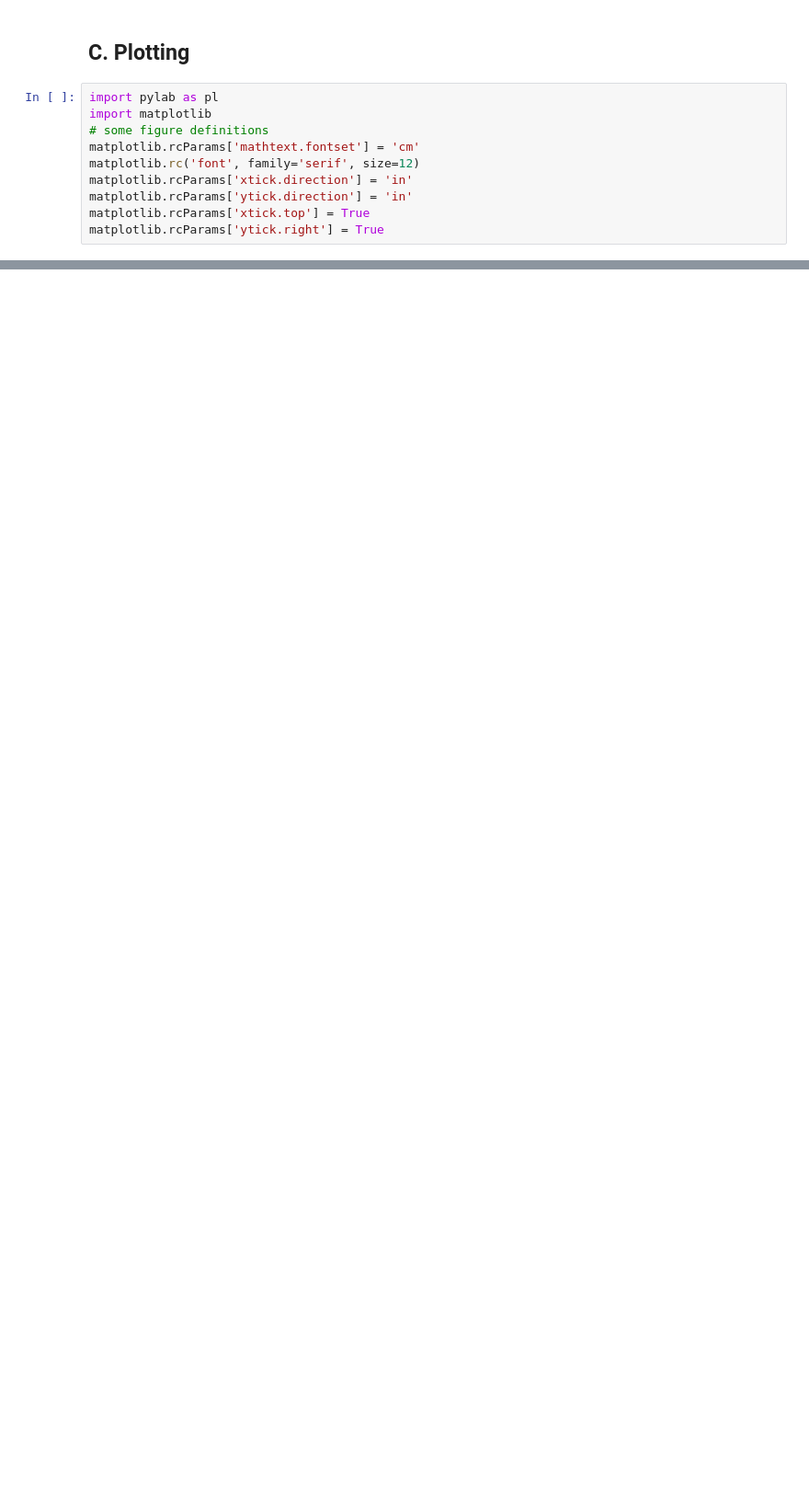
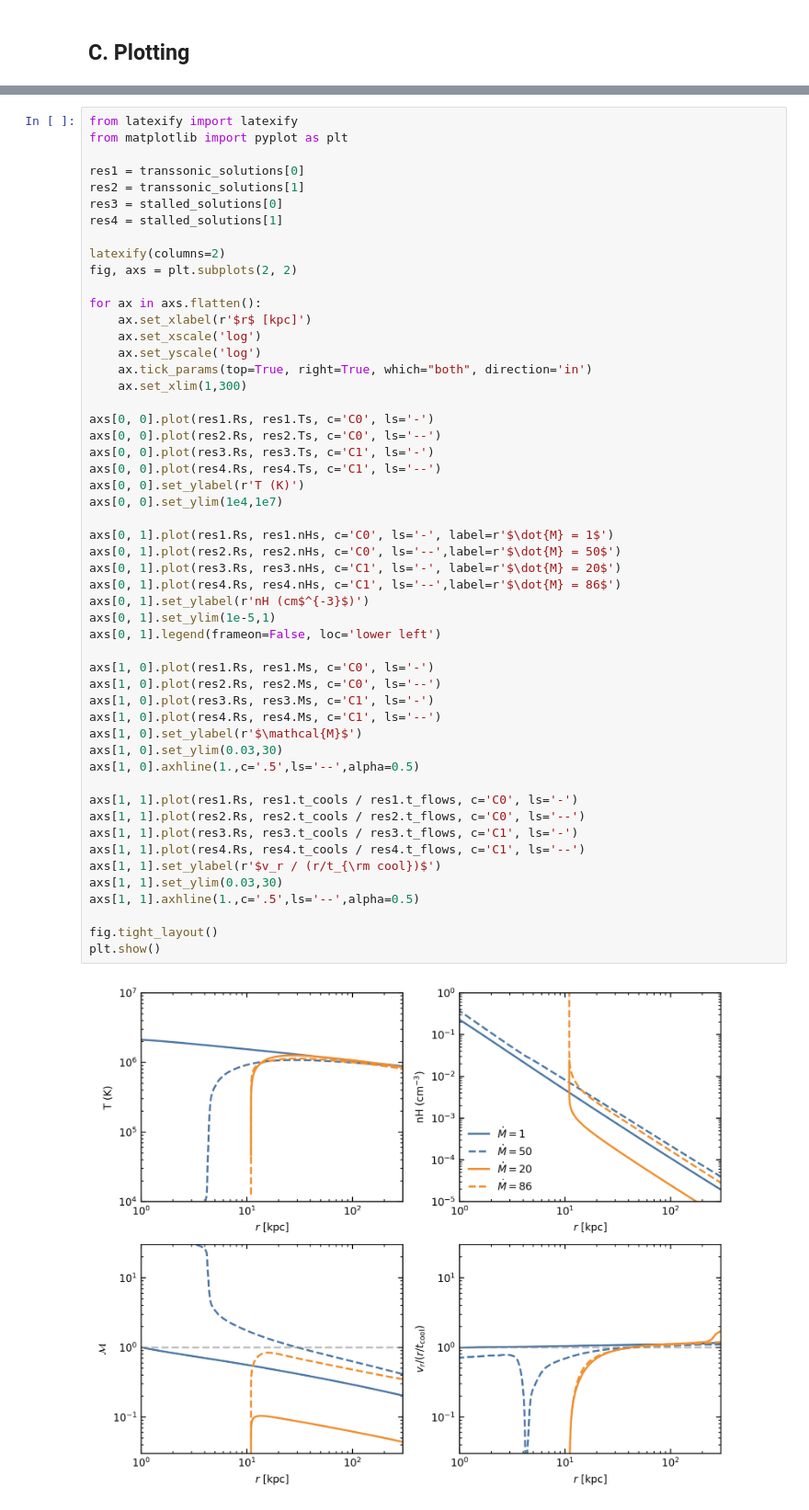
Before and after one commit to zunyibrt/CGM_ICs, a Jupyter notebook: ipynb/steady_state_integration_example.ipynb, the cells around one changed output, grey strips where cells are left out. Shown at 92% size. Saved outputs shown, nothing was run; the diff lists cells and outputs as text; blank space fills up the shorter version.

```diff
--- a/ipynb/steady_state_integration_example.ipynb
+++ b/ipynb/steady_state_integration_example.ipynb
@@ -116,12 +120,2 @@ Integrated with log T(R_circ)=4.10, maximum radius reached 1999 kpc, stop reason
 # %% [markdown]
 ## C. Plotting
-# %%
-import pylab as pl
-import matplotlib
-# some figure definitions
-matplotlib.rcParams['mathtext.fontset'] = 'cm'
-matplotlib.rc('font', family='serif', size=12)
-matplotlib.rcParams['xtick.direction'] = 'in'
-matplotlib.rcParams['ytick.direction'] = 'in'
-matplotlib.rcParams['xtick.top'] = True
-matplotlib.rcParams['ytick.right'] = True
@@ -183,0 +122,54 @@ ipdb> p self.vs()
+# %%
+from latexify import latexify
+from matplotlib import pyplot as plt
+
+res1 = transsonic_solutions[0]
+res2 = transsonic_solutions[1]
+res3 = stalled_solutions[0]
+res4 = stalled_solutions[1]
+
+latexify(columns=2)
+fig, axs = plt.subplots(2, 2)
+
+for ax in axs.flatten():
+    ax.set_xlabel(r'$r$ [kpc]')
+    ax.set_xscale('log')
+    ax.set_yscale('log')
+    ax.tick_params(top=True, right=True, which="both", direction='in')
+    ax.set_xlim(1,300)
+
+axs[0, 0].plot(res1.Rs, res1.Ts, c='C0', ls='-')
+axs[0, 0].plot(res2.Rs, res2.Ts, c='C0', ls='--')
+axs[0, 0].plot(res3.Rs, res3.Ts, c='C1', ls='-')
+axs[0, 0].plot(res4.Rs, res4.Ts, c='C1', ls='--')
+axs[0, 0].set_ylabel(r'T (K)')
+axs[0, 0].set_ylim(1e4,1e7)
+
+axs[0, 1].plot(res1.Rs, res1.nHs, c='C0', ls='-', label=r'$\dot{M} = 1$')
+axs[0, 1].plot(res2.Rs, res2.nHs, c='C0', ls='--',label=r'$\dot{M} = 50$')
+axs[0, 1].plot(res3.Rs, res3.nHs, c='C1', ls='-', label=r'$\dot{M} = 20$')
+axs[0, 1].plot(res4.Rs, res4.nHs, c='C1', ls='--',label=r'$\dot{M} = 86$')
+axs[0, 1].set_ylabel(r'nH (cm$^{-3}$)')
+axs[0, 1].set_ylim(1e-5,1)
+axs[0, 1].legend(frameon=False, loc='lower left')
+
+axs[1, 0].plot(res1.Rs, res1.Ms, c='C0', ls='-')
+axs[1, 0].plot(res2.Rs, res2.Ms, c='C0', ls='--')
+axs[1, 0].plot(res3.Rs, res3.Ms, c='C1', ls='-')
+axs[1, 0].plot(res4.Rs, res4.Ms, c='C1', ls='--')
+axs[1, 0].set_ylabel(r'$\mathcal{M}$')
+axs[1, 0].set_ylim(0.03,30)
+axs[1, 0].axhline(1.,c='.5',ls='--',alpha=0.5)
+
+axs[1, 1].plot(res1.Rs, res1.t_cools / res1.t_flows, c='C0', ls='-')
+axs[1, 1].plot(res2.Rs, res2.t_cools / res2.t_flows, c='C0', ls='--')
+axs[1, 1].plot(res3.Rs, res3.t_cools / res3.t_flows, c='C1', ls='-')
+axs[1, 1].plot(res4.Rs, res4.t_cools / res4.t_flows, c='C1', ls='--')
+axs[1, 1].set_ylabel(r'$v_r / (r/t_{\rm cool})$')
+axs[1, 1].set_ylim(0.03,30)
+axs[1, 1].axhline(1.,c='.5',ls='--',alpha=0.5)
+
+fig.tight_layout()
+plt.show()
+# %% [output]
+[figure, added]
```
Also changed, not shown: parts of 7 cells of this notebook, 21 other files.
